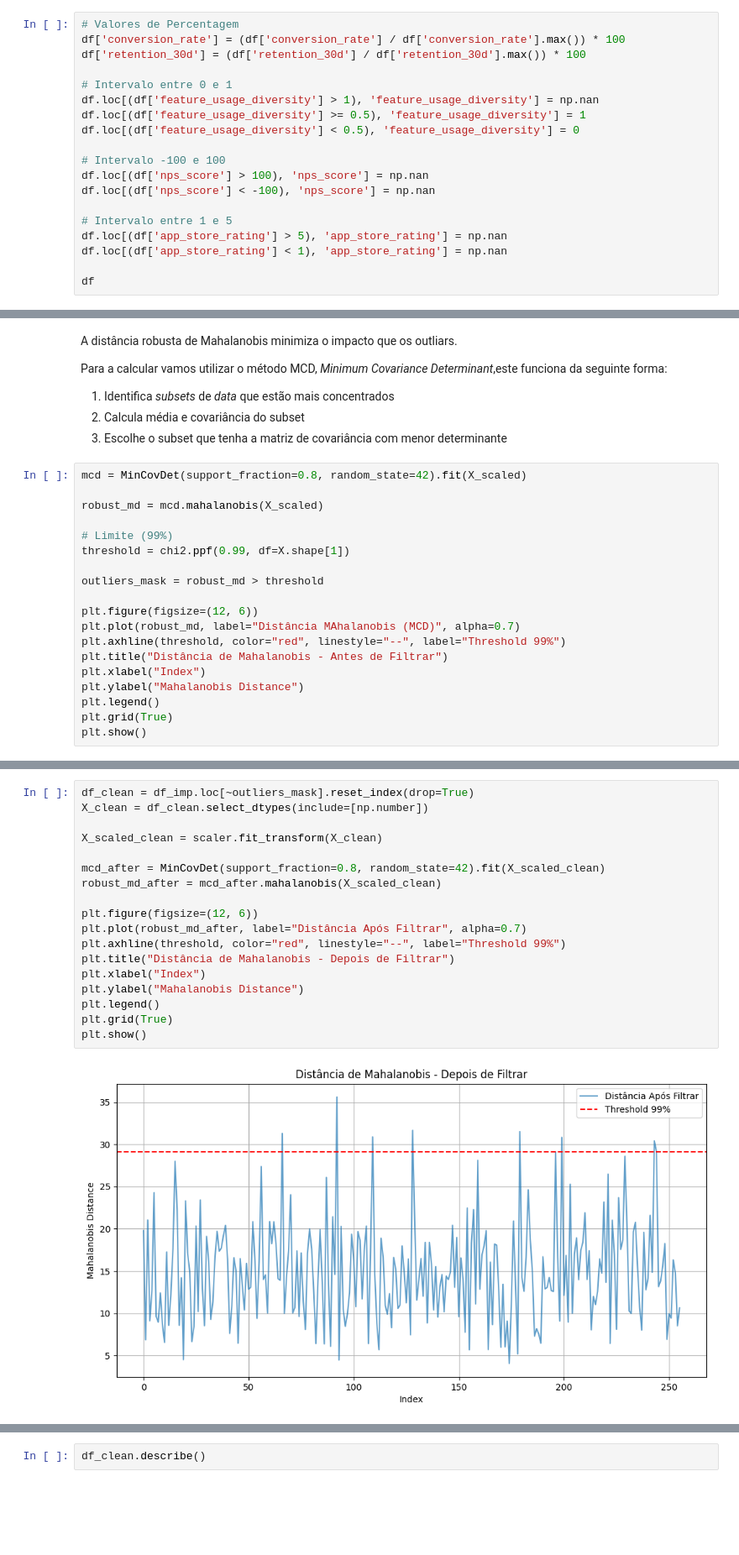
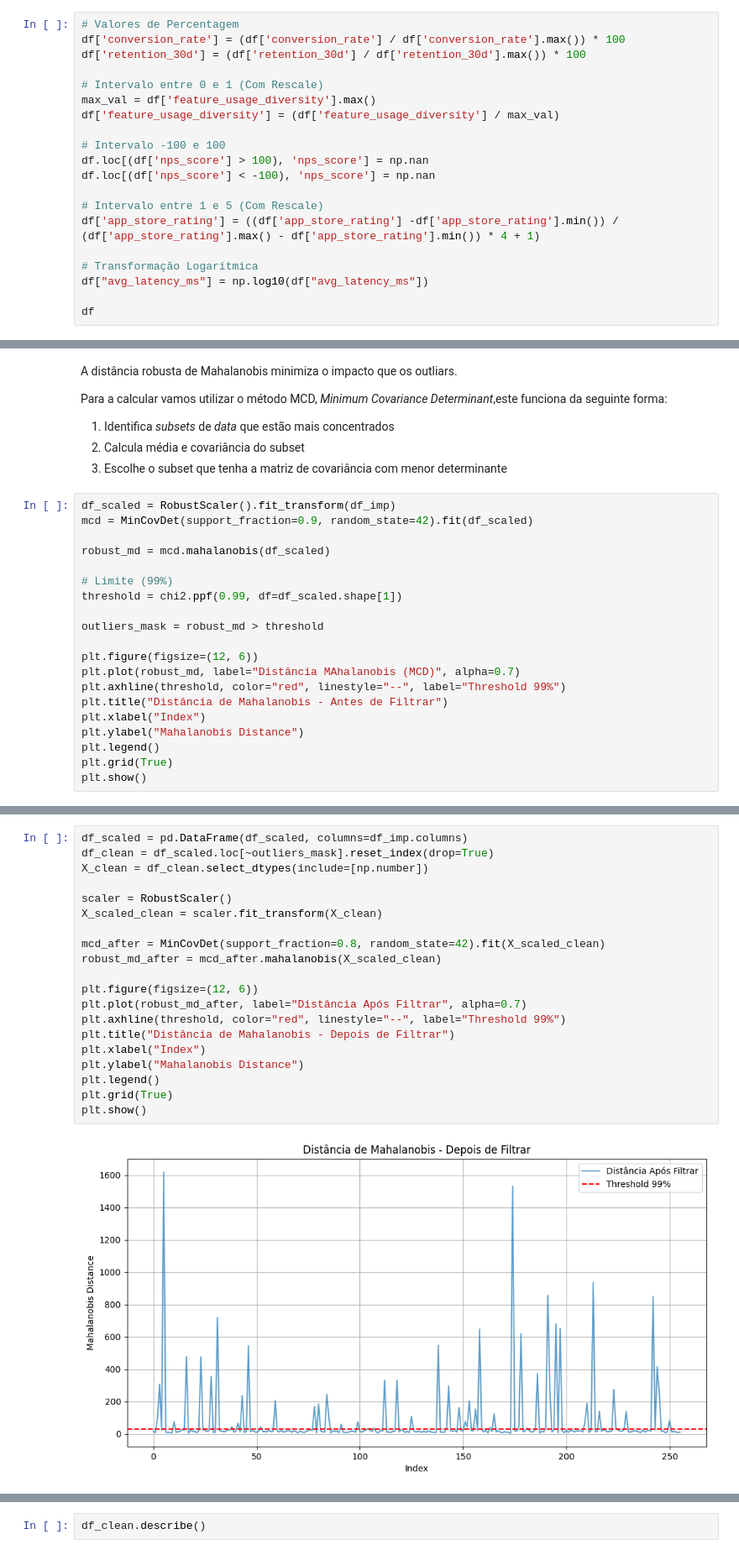
Before and after one commit to jfeiteira/Mini-projeto-do-PCA-e-Cluster, a Jupyter notebook: pca.ipynb, the cells around one changed output, grey strips where cells are left out. Shown at 84% size. Cells and saved outputs as stored; diff of their text form; blank space fills up the shorter version.

```diff
--- a/pca.ipynb
+++ b/pca.ipynb
@@ -240,18 +186,19 @@ Para este caso definimos que o tratamento seria o seguinte:
 df['conversion_rate'] = (df['conversion_rate'] / df['conversion_rate'].max()) * 100
 df['retention_30d'] = (df['retention_30d'] / df['retention_30d'].max()) * 100
 
-# Intervalo entre 0 e 1
-df.loc[(df['feature_usage_diversity'] > 1), 'feature_usage_diversity'] = np.nan
-df.loc[(df['feature_usage_diversity'] >= 0.5), 'feature_usage_diversity'] = 1
-df.loc[(df['feature_usage_diversity'] < 0.5), 'feature_usage_diversity'] = 0
+# Intervalo entre 0 e 1 (Com Rescale)
+max_val = df['feature_usage_diversity'].max()
+df['feature_usage_diversity'] = (df['feature_usage_diversity'] / max_val)
 
 # Intervalo -100 e 100
 df.loc[(df['nps_score'] > 100), 'nps_score'] = np.nan
 df.loc[(df['nps_score'] < -100), 'nps_score'] = np.nan
 
-# Intervalo entre 1 e 5
-df.loc[(df['app_store_rating'] > 5), 'app_store_rating'] = np.nan
-df.loc[(df['app_store_rating'] < 1), 'app_store_rating'] = np.nan
+# Intervalo entre 1 e 5 (Com Rescale)
+df['app_store_rating'] = ((df['app_store_rating'] -df['app_store_rating'].min()) / (df['app_store_rating'].max() - df['app_store_rating'].min()) * 4 + 1)
+
+# Transformação Logarítmica
+df["avg_latency_ms"] = np.log10(df["avg_latency_ms"])
 
 df
 # %% [output]
@@ -482,12 +424,13 @@ Para a calcular vamos utilizar o método MCD, *Minimum Covariance Determinant*,e
 2. Calcula média e covariância do subset
 3. Escolhe o subset que tenha a matriz de covariância com menor determinante
 # %%
-mcd = MinCovDet(support_fraction=0.8, random_state=42).fit(X_scaled)
+df_scaled = RobustScaler().fit_transform(df_imp)
+mcd = MinCovDet(support_fraction=0.9, random_state=42).fit(df_scaled)
 
-robust_md = mcd.mahalanobis(X_scaled)
+robust_md = mcd.mahalanobis(df_scaled)
 
 # Limite (99%)
-threshold = chi2.ppf(0.99, df=X.shape[1])
+threshold = chi2.ppf(0.99, df=df_scaled.shape[1])
 
 outliers_mask = robust_md > threshold
 
@@ -505,20 +450,22 @@ plt.show()
 # %%
-df_clean = df_imp.loc[~outliers_mask].reset_index(drop=True)
+df_scaled = pd.DataFrame(df_scaled, columns=df_imp.columns)
+df_clean = df_scaled.loc[~outliers_mask].reset_index(drop=True)
 X_clean = df_clean.select_dtypes(include=[np.number])
 
+scaler = RobustScaler()
 X_scaled_clean = scaler.fit_transform(X_clean)
 
 mcd_after = MinCovDet(support_fraction=0.8, random_state=42).fit(X_scaled_clean)
 robust_md_after = mcd_after.mahalanobis(X_scaled_clean)
 
 plt.figure(figsize=(12, 6))
 plt.plot(robust_md_after, label="Distância Após Filtrar", alpha=0.7)
 plt.axhline(threshold, color="red", linestyle="--", label="Threshold 99%")
 plt.title("Distância de Mahalanobis - Depois de Filtrar")
 plt.xlabel("Index")
 plt.ylabel("Mahalanobis Distance")
 plt.legend()
 plt.grid(True)
 plt.show()
 # %% [output]
-[figure, old version]
+[figure, new version]
```
Also changed, not shown: parts of 37 cells of this notebook.
